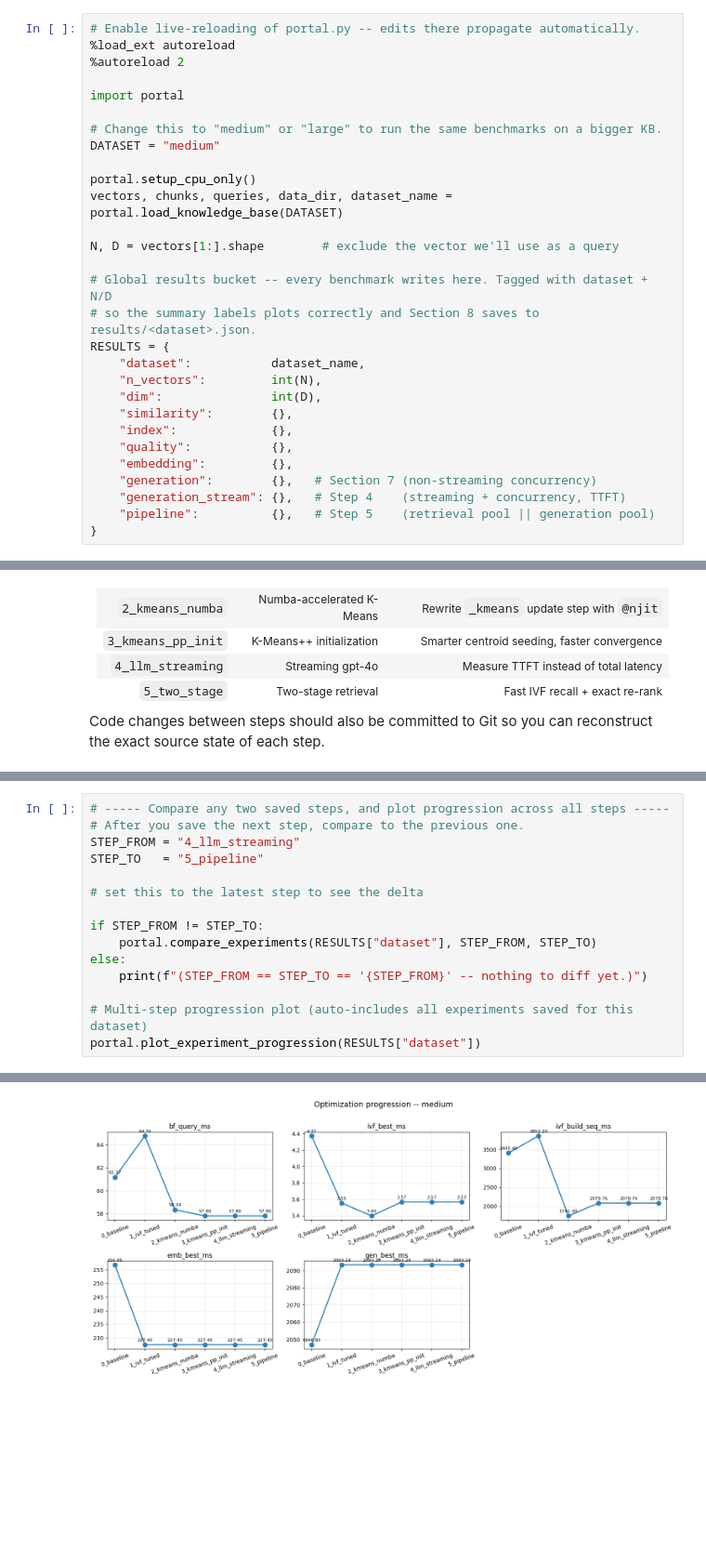
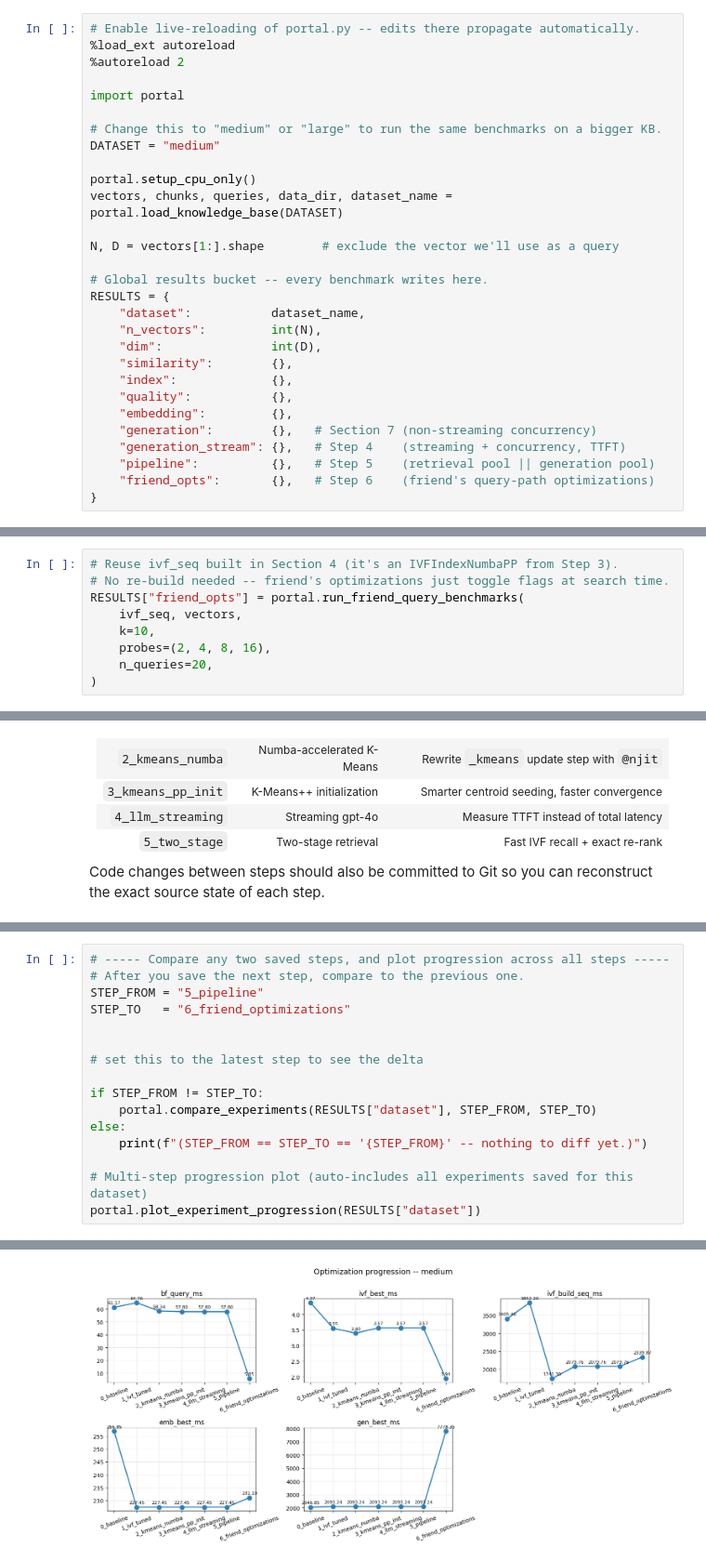
Before and after one commit to MissMyPetDog/Retrieval-Augmented-Generation-Optimization-Test, a Jupyter notebook: interact_portal.ipynb, the cells around one changed output, grey strips where cells are left out. Shown at 93% size. Saved outputs shown, nothing was run; the diff lists cells and outputs as text; blank space fills up the shorter version.

```diff
--- a/interact_portal.ipynb
+++ b/interact_portal.ipynb
@@ -59,8 +59,7 @@ vectors, chunks, queries, data_dir, dataset_name = portal.load_knowledge_base(DA
 
 N, D = vectors[1:].shape        # exclude the vector we'll use as a query
 
-# Global results bucket -- every benchmark writes here. Tagged with dataset + N/D
-# so the summary labels plots correctly and Section 8 saves to results/<dataset>.json.
+# Global results bucket -- every benchmark writes here.
 RESULTS = {
     "dataset":           dataset_name,
     "n_vectors":         int(N),
@@ -72,4 +71,5 @@ RESULTS = {
     "generation":        {},   # Section 7 (non-streaming concurrency)
     "generation_stream": {},   # Step 4    (streaming + concurrency, TTFT)
     "pipeline":          {},   # Step 5    (retrieval pool || generation pool)
+    "friend_opts":       {},   # Step 6    (friend's query-path optimizations)
 }
@@ -433,0 +460,9 @@ portal.plot_pipeline(RESULTS["pipeline"])
+# %%
+# Reuse ivf_seq built in Section 4 (it's an IVFIndexNumbaPP from Step 3).
+# No re-build needed -- friend's optimizations just toggle flags at search time.
+RESULTS["friend_opts"] = portal.run_friend_query_benchmarks(
+    ivf_seq, vectors,
+    k=10,
+    probes=(2, 4, 8, 16),
+    n_queries=20,
+)
@@ -540,8 +597,9 @@ Step                      Parent          Saved at             Description
 # %%
 # ----- Compare any two saved steps, and plot progression across all steps -----
 # After you save the next step, compare to the previous one.
-STEP_FROM = "4_llm_streaming"
-STEP_TO   = "5_pipeline"
+STEP_FROM = "5_pipeline"
+STEP_TO   = "6_friend_optimizations"
+
 
 # set this to the latest step to see the delta
 
@@ -572,2 +630,2 @@ stream_seq_ttft_ms               960.9504           960.9504      +0.0000   +0.0
 ====================================================================================
-[figure, old version]
+[figure, new version]
```
Also changed, not shown: parts of 19 cells of this notebook, 15 other files.
